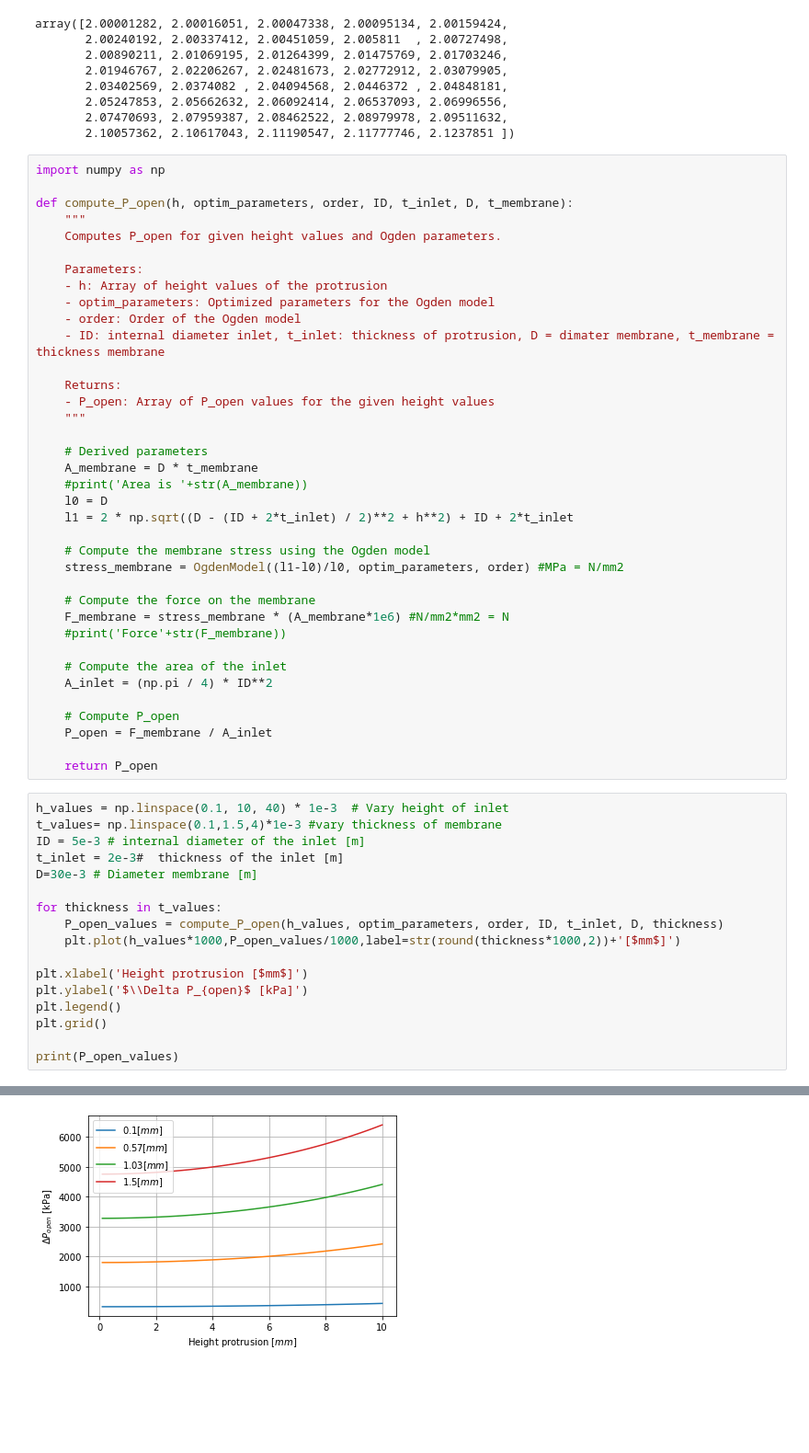
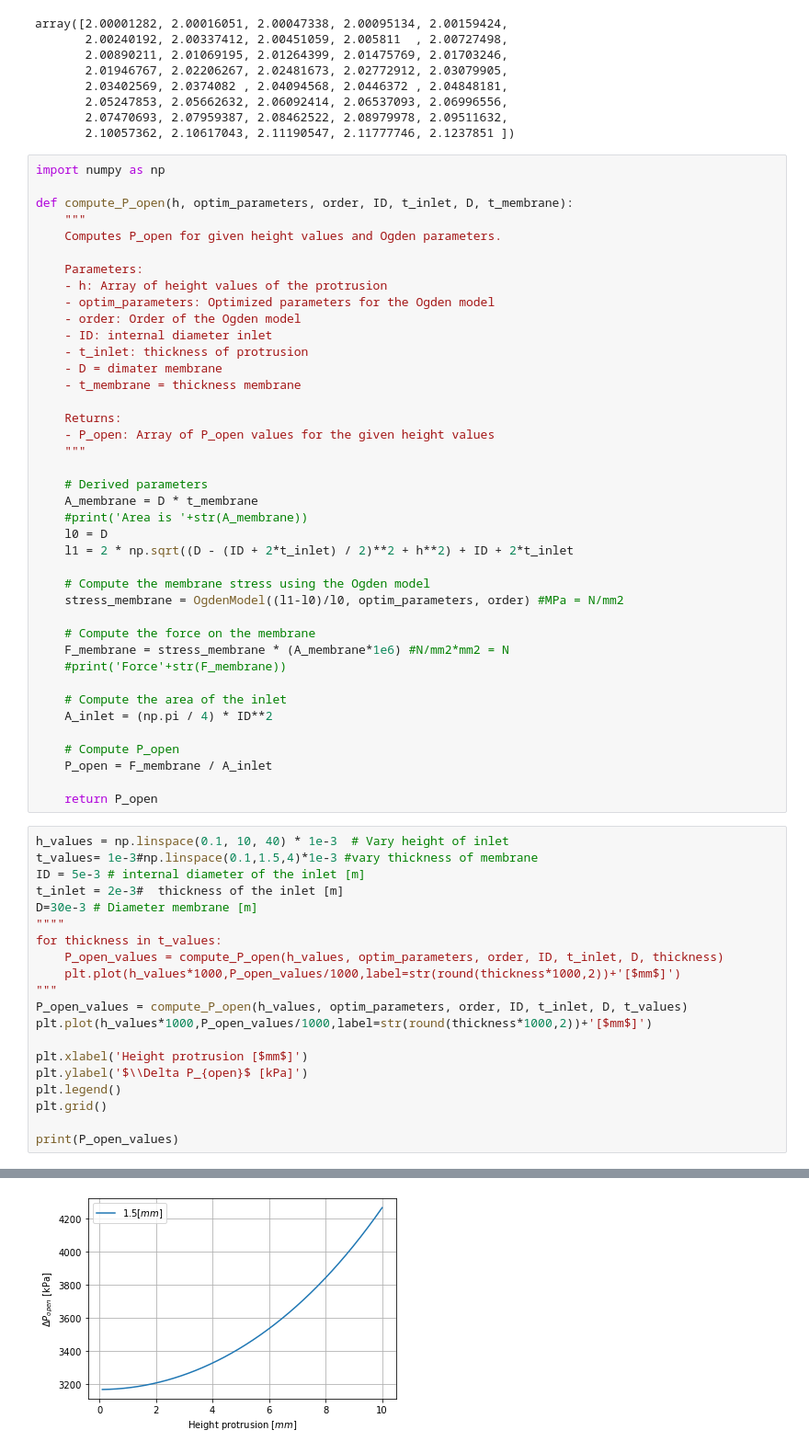
Before and after one commit to Olviel/Soft-Robotics-Materials-Database_forked, a Jupyter notebook: ICRA2023 Tutorial FT29 Towards an accessible soft robotics toolbox and validation test rig/opening_pressure.ipynb, the cells around one changed output, grey strips where cells are left out. Shown at 92% size. Drawn from its saved outputs; the diff is of its cells as text; blank space fills up the shorter version.

```diff
--- a/ICRA2023 Tutorial FT29 Towards an accessible soft robotics toolbox and validation test rig/opening_pressure.ipynb
+++ b/ICRA2023 Tutorial FT29 Towards an accessible soft robotics toolbox and validation test rig/opening_pressure.ipynb
@@ -187,7 +187,10 @@ def compute_P_open(h, optim_parameters, order, ID, t_inlet, D, t_membrane):
     - h: Array of height values of the protrusion
     - optim_parameters: Optimized parameters for the Ogden model
     - order: Order of the Ogden model
-    - ID: internal diameter inlet, t_inlet: thickness of protrusion, D = dimater membrane, t_membrane = thickness membrane
+    - ID: internal diameter inlet
+    - t_inlet: thickness of protrusion
+    - D = dimater membrane
+    - t_membrane = thickness membrane
 
     Returns:
     - P_open: Array of P_open values for the given height values
@@ -215,14 +218,17 @@ def compute_P_open(h, optim_parameters, order, ID, t_inlet, D, t_membrane):
     return P_open
 # %%
 h_values = np.linspace(0.1, 10, 40) * 1e-3  # Vary height of inlet
-t_values= np.linspace(0.1,1.5,4)*1e-3 #vary thickness of membrane
+t_values= 1e-3#np.linspace(0.1,1.5,4)*1e-3 #vary thickness of membrane
 ID = 5e-3 # internal diameter of the inlet [m]
 t_inlet = 2e-3#  thickness of the inlet [m]
 D=30e-3 # Diameter membrane [m]
-
+""""
 for thickness in t_values:
     P_open_values = compute_P_open(h_values, optim_parameters, order, ID, t_inlet, D, thickness)
     plt.plot(h_values*1000,P_open_values/1000,label=str(round(thickness*1000,2))+'[$mm$]')
+"""
+P_open_values = compute_P_open(h_values, optim_parameters, order, ID, t_inlet, D, t_values)
+plt.plot(h_values*1000,P_open_values/1000,label=str(round(thickness*1000,2))+'[$mm$]')
 
 plt.xlabel('Height protrusion [$mm$]')
 plt.ylabel('$\\Delta P_{open}$ [kPa]')
@@ -251 +250 @@ Force[35.24967466 35.26225721 35.28892588 35.32970371 35.38462595 35.45374013
-[figure, old version]
+[figure, new version]
```
Also changed, not shown: parts of 2 cells of this notebook.
